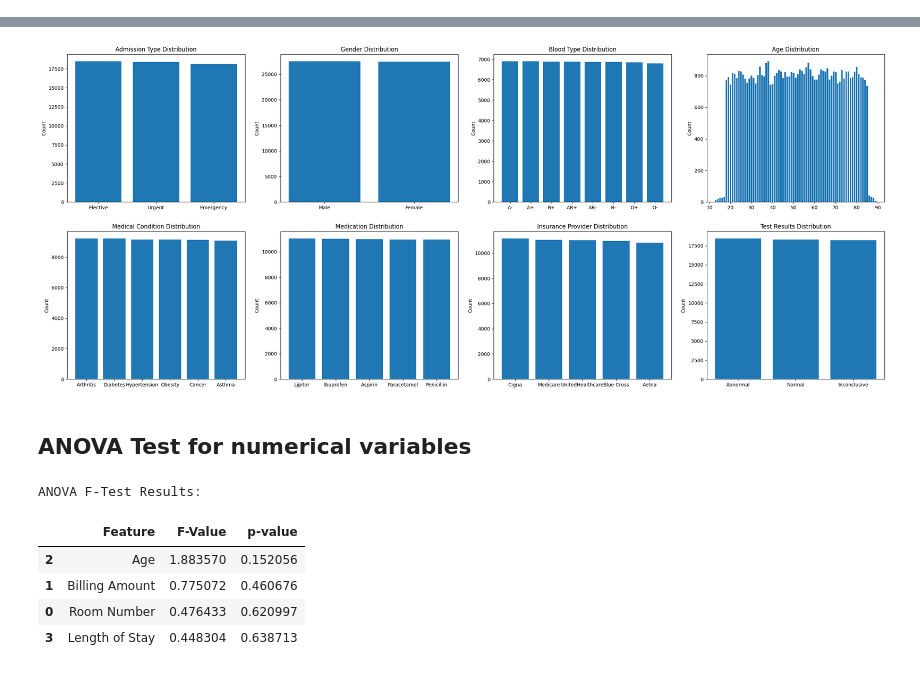
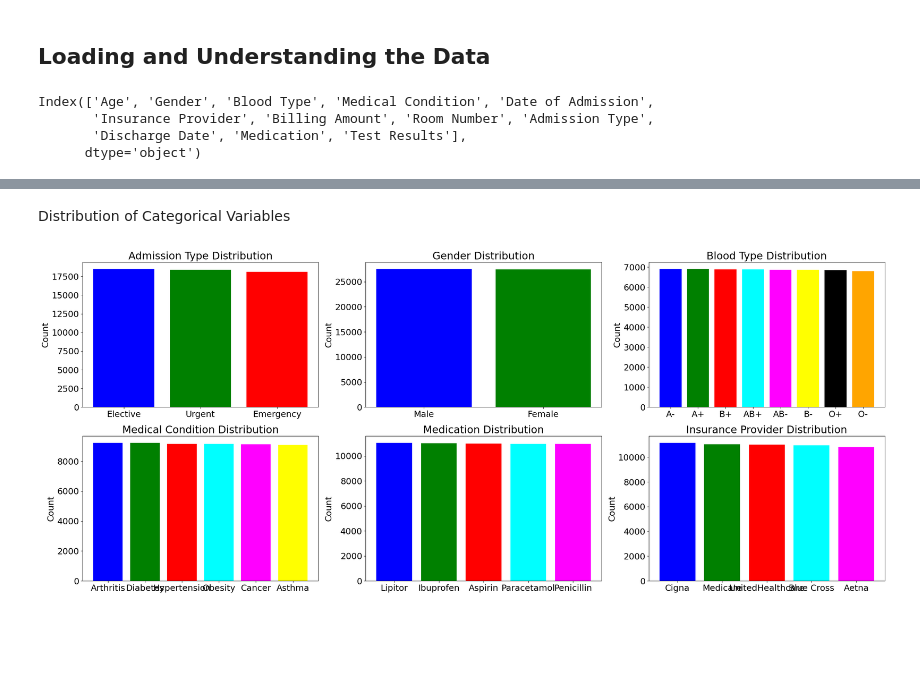
Before and after one commit to diallos-tech/Clarkson_Data_Science, a Jupyter notebook: Data Mining/Data_Mining_Project.ipynb, the cells around one changed output, grey strips where cells are left out. Saved outputs shown, nothing was run; the diff lists cells and outputs as text; code cells hidden in the pictures; blank space fills up the shorter version.

```diff
--- a/Data Mining/Data_Mining_Project.ipynb
+++ b/Data Mining/Data_Mining_Project.ipynb
@@ -19,7 +18,15 @@ from sklearn.pipeline import make_pipeline
+# %% [markdown]
+## Loading and Understanding the Data
 # %%
 data = pd.read_csv('healthcare_dataset.csv', delimiter=',', encoding='ISO-8859-1')
 data = data.drop(columns=['Name', 'Doctor', 'Hospital'])
 data = data.dropna().drop_duplicates()
+data.columns
+# %% [output]
+Index(['Age', 'Gender', 'Blood Type', 'Medical Condition', 'Date of Admission',
+       'Insurance Provider', 'Billing Amount', 'Room Number', 'Admission Type',
+       'Discharge Date', 'Medication', 'Test Results'],
+      dtype='object')
 # %%
 print(f'\n{data.info()}\n, \n{data.describe()}, \n{data.isnull().sum()}')
 # %% [output]
@@ -43,11 +55,14 @@ dtype: int64
+# %% [markdown]
+Distribution of Categorical Variables
 # %%
-fig, axs = plt.subplots(nrows=2, ncols=4, figsize=(30, 12))
+fig, axs = plt.subplots(nrows=2, ncols=3, figsize=(30, 12))
 
-variables = ['Admission Type', 'Gender', 'Blood Type', 'Age', 'Medical Condition', 'Medication', 'Insurance Provider', 'Test Results']
+colors = ['blue', 'green', 'red', 'cyan', 'magenta', 'yellow', 'black', 'orange']
+variables = ['Admission Type', 'Gender', 'Blood Type', 'Medical Condition', 'Medication', 'Insurance Provider', 'Test Results']
 for ax, var in zip(axs.flatten(), variables):
     counts = data[var].value_counts()
-    ax.bar(counts.index, counts.values)
+    ax.bar(counts.index, counts.values, color=colors)
     ax.set_title(f'{var} Distribution')
     ax.set_ylabel('Count')
 # %% [output]
-[figure, old version]
+[figure, new version]
@@ -69,19 +68,0 @@ data = data.drop(['Date of Admission', 'Discharge Date'], axis=1)
-# %% [markdown]
-## ANOVA Test for numerical variables
-# %%
-X = data[['Room Number', 'Billing Amount','Age','Length of Stay']]
-y = data['Test Results']
-
-f_values, p_values = f_classif(X, y)
-anova_results = pd.DataFrame({'Feature': X.columns, 'F-Value': f_values, 'p-value': p_values})
-anova_results = anova_results.sort_values(by='F-Value', ascending=False)
-
-print("ANOVA F-Test Results:")
-anova_results
-# %% [output]
-ANOVA F-Test Results:
-|  | Feature | F-Value | p-value |
-| 2 | Age | 1.883570 | 0.152056 |
-| 1 | Billing Amount | 0.775072 | 0.460676 |
-| 0 | Room Number | 0.476433 | 0.620997 |
-| 3 | Length of Stay | 0.448304 | 0.638713 |
```
Also changed, not shown: parts of 47 cells of this notebook, 2 other files.
